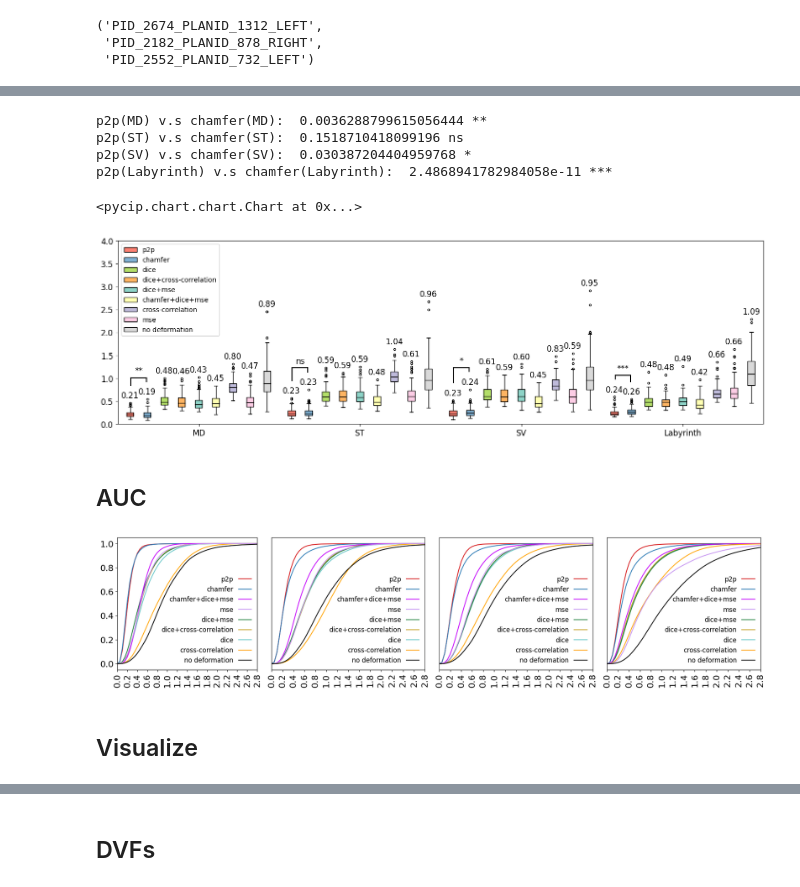
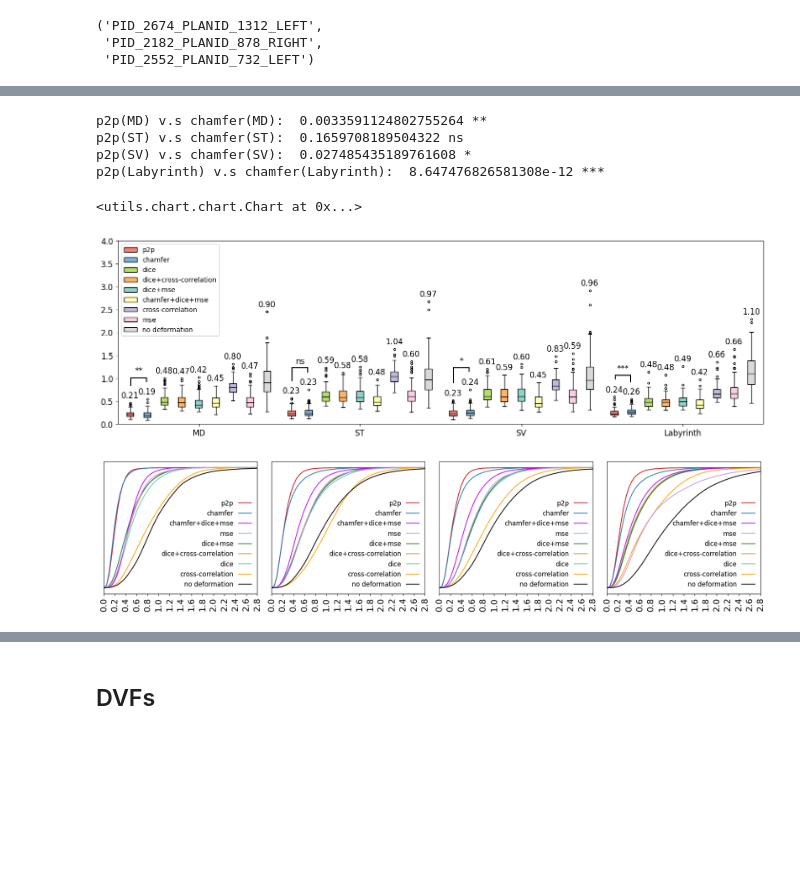
Before and after one commit to MIP-Lab/cochlear_reg, a Jupyter notebook: reproducibility/figures.ipynb, the cells around one changed output, grey strips where cells are left out. Cells and saved outputs as stored; diff of their text form; code cells hidden in the pictures; blank space fills up the shorter version.

```diff
--- a/reproducibility/figures.ipynb
+++ b/reproducibility/figures.ipynb
@@ -23,7 +18,7 @@ import pycip
 C.Chart.legend_fontsize = 10
 C.ChartGroup.chart_cls = C.Chart
 # %%
-sgfreqmapping = np.fromfile('E:/dingjie/mipresearch/data/cochlear/sgfreqmapping.bin', dtype=np.uint8)
+sgfreqmapping = np.fromfile('../data/sgfreqmapping.bin', dtype=np.uint8)
 sgfreqmapping = sgfreqmapping[: 17947 - 1]
 active_mod_index = np.where(sgfreqmapping > 0)[0]
 # %%
@@ -64,3 +40,3 @@ def load_res_md_upsample(cases, structures, method_name, tag):
 # %%
-test_cases = [item.replace('.nii.gz', '') for item in os.listdir('output/mask/chamfer/CC')]
+test_cases = [item.replace('.nii.gz', '') for item in os.listdir('../data/mask/chamfer/CC')]
 structures = ['MD', 'ST', 'SV', 'CC']
@@ -296,0 +270,7 @@ error_dfs = [pd.read_csv(item) for item in error_excels]
+# %%
+dice_res = load_res(test_cases, structures, 'dice')
+dice_cc_res = load_res(test_cases, structures, 'dice_cross_correlation')
+dice_mse_res = load_res(test_cases, structures, 'dice_mse')
+chamfer_dice_mse_res = load_res(test_cases, structures, 'chamfer_dice_mse')
+cross_correlation_res = load_res(test_cases, structures, 'cross_correlation')
+mse_res = load_res(test_cases, structures, 'mse')
@@ -297,5 +285,18 @@ error_dfs = [pd.read_csv(item) for item in error_excels]
 # %%
-box_data = [[df[key].tolist() for key in keys] for df in error_dfs]
+error_labels = ['p2p', 'chamfer', 'dice','dice+cross-correlation', 'dice+mse',
+          'chamfer+dice+mse', 'cross-correlation', 'mse', 'no deformation']
+
+box_data = [
+    [p2p_res_p2p[s] for s in structures],
+    [chamfer_res_p2p[s] for s in structures],
+    [dice_res_p2p[s] for s in structures],
+    [dice_cc_res_p2p[s] for s in structures],
+    [dice_mse_res_p2p[s] for s in structures],
+    [chamfer_dice_mse_res_p2p[s] for s in structures],
+    [cross_correlation_res_p2p[s] for s in structures],
+    [mse_res_p2p[s] for s in structures],
+    [no_deformation_res_p2p[s] for s in structures],
+]
 
 chart = C.Chart()
 chart.legend_ncol = 1
@@ -314,11 +315,9 @@ chart.boxplot(box_data, bar_labels=['MD', 'ST', 'SV', 'Labyrinth'], series_label
               )
 chart.yticks(ticks=np.linspace(0, 4, 9))
 # %% [output]
-p2p(MD) v.s chamfer(MD):  0.0036288799615056444 **
-p2p(ST) v.s chamfer(ST):  0.1518710418099196 ns
-p2p(SV) v.s chamfer(SV):  0.030387204404959768 *
-p2p(Labyrinth) v.s chamfer(Labyrinth):  2.4868941782984058e-11 ***
+p2p(MD) v.s chamfer(MD):  0.0033591124802755264 **
+p2p(ST) v.s chamfer(ST):  0.1659708189504322 ns
+p2p(SV) v.s chamfer(SV):  0.027485435189761608 *
+p2p(Labyrinth) v.s chamfer(Labyrinth):  8.647476826581308e-12 ***
-<pycip.chart.chart.Chart at 0x...>
+<utils.chart.chart.Chart at 0x...>
 [figure]
-# %% [markdown]
-## AUC
@@ -347,11 +324,24 @@ auc_dfs = [pd.read_csv(item) for item in auc_excels]
+# %%
+p2p_res_auc = method_auc(test_cases, structures, p2p_res, gt_res)
+chamfer_res_auc = method_auc(test_cases, structures, chamfer_res, gt_res)
+dice_res_auc = method_auc(test_cases, structures, dice_res, gt_res)
+dice_cc_res_auc = method_auc(test_cases, structures, dice_cc_res, gt_res)
+dice_mse_res_auc = method_auc(test_cases, structures, dice_mse_res, gt_res)
+chamfer_dice_mse_res_auc = method_auc(test_cases, structures, chamfer_dice_mse_res, gt_res)
+cross_correlation_res_auc = method_auc(test_cases, structures, cross_correlation_res, gt_res)
+mse_res_auc = method_auc(test_cases, structures, mse_res, gt_res)
+no_deformation_res_auc = no_deformation_auc(test_cases, structures, gt_res)
 # %%
 
 
 colors = ['#D7191C', '#2C7BB6', '#69c8c9', '#c29e1b', '#21823f', '#c603fc', 'orange', '#c796f2','black', '#fb8072', 'black']
 
+auc_labels = ['p2p', 'chamfer', 'dice','dice+cross-correlation', 'dice+mse',
+          'chamfer+dice+mse', 'cross-correlation', 'mse', 'no deformation']
+
 cg = C.ChartGroup(1, 4, width_ratios=[1.2,  1.2, 1.2, 1.2], height_ratios=[1.1])
 
-for i, key in enumerate(['ac_auc', 'st_auc', 'sv_auc', 'cc_auc']):
+for i, key in enumerate(structures):
 
     chart = cg.get_chart(1, i + 1)
     chart.config(16, 16)
@@ -363,46 +353,39 @@ for i, key in enumerate(['ac_auc', 'st_auc', 'sv_auc', 'cc_auc']):
     x = [i * 0.05 for i in range(60)]
 
     lines = []
-    for df in auc_dfs:
-        data = []
-        if key not in df.keys():
-            lines.append(None)
-            continue
-        for i, row in df.iterrows():
-            cur_data = [float(x) for x in row[key].split('#')]
-            data.append(cur_data)
+    for item in [p2p_res_auc, chamfer_res_auc, dice_res_auc, dice_cc_res_auc, dice_mse_res_auc,
+                 chamfer_dice_mse_res_auc, cross_correlation_res_auc, mse_res_auc, no_deformation_res_auc]:
+        data = item[key]
         data = np.array(data)
         line = data.mean(axis=0)
         lines.append(line)
 
     for j, line in enumerate(lines):
         if line is None:
             continue
         # chart.line(x, line, color(j), label=auc_labels[j])
         chart.line(x, line, colors[j], label=auc_labels[j])
 
-    chart.xticks(0, 2.8, 15, rotation=90)
+    ticks = np.linspace(start=0, stop=2.8, num=15).round(2)
+    chart.xticks(0, 2.8, 15, labels=ticks, rotation=90)
 
     if key != 'ac_auc':
         chart.yaxis_off()
 
     # cg.fig.yticks([0, 0.2, 0.4, 0.6, 0.8, 1.0], [0, 0.2, 0.4, 0.6, 0.8, 1.0])
 
     handles, lbs = plt.gca().get_legend_handles_labels()
 
     order = [0, 1, 5, 7, 4, 3, 2, 6, 8]
     chart.legend_fontsize=12
     chart.legend_loc='lower right'
-    # chart.show_legend(frameon=False)
     handles, labels = chart.ax.get_legend_handles_labels()
     legend = chart.show_legend([handles[idx] for idx in order],[labels[idx] for idx in order], frameon=False, markerfirst=False)
 
     # legend = plt.legend([handles[idx] for idx in order],[labels[idx] for idx in order], loc="lower right", fontsize=16, markerfirst=False)
     # legend.get_frame().set_alpha(None)
     # legend.get_frame().set_facecolor((1, 1, 1, 0))
     # legend.get_frame().set_linewidth(0.0)
     # plt.show()
 # %% [output]
-[figure, old version]
+[figure, new version]
-# %% [markdown]
-## Visualize
```
Also changed, not shown: parts of 18 cells of this notebook, 5 other files.
